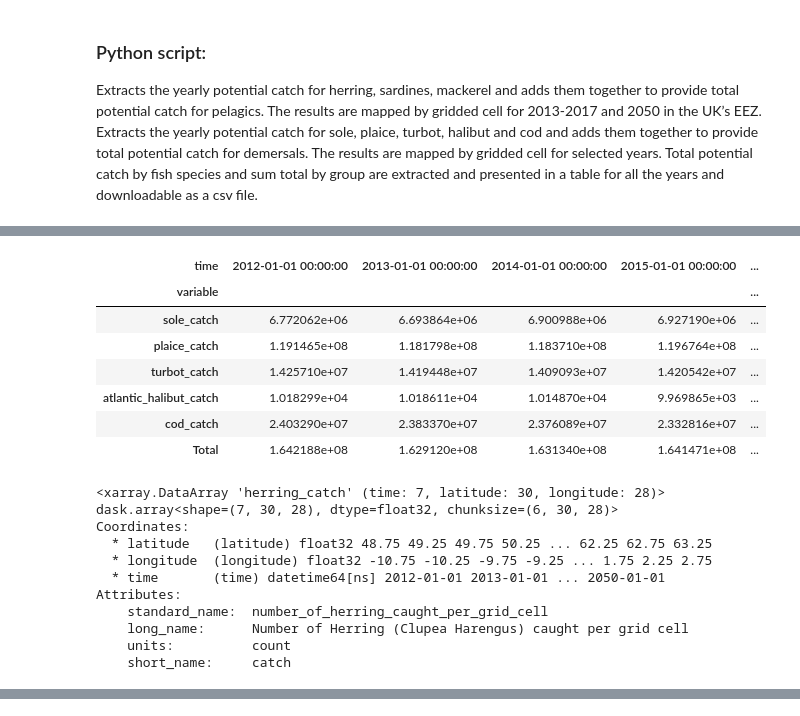
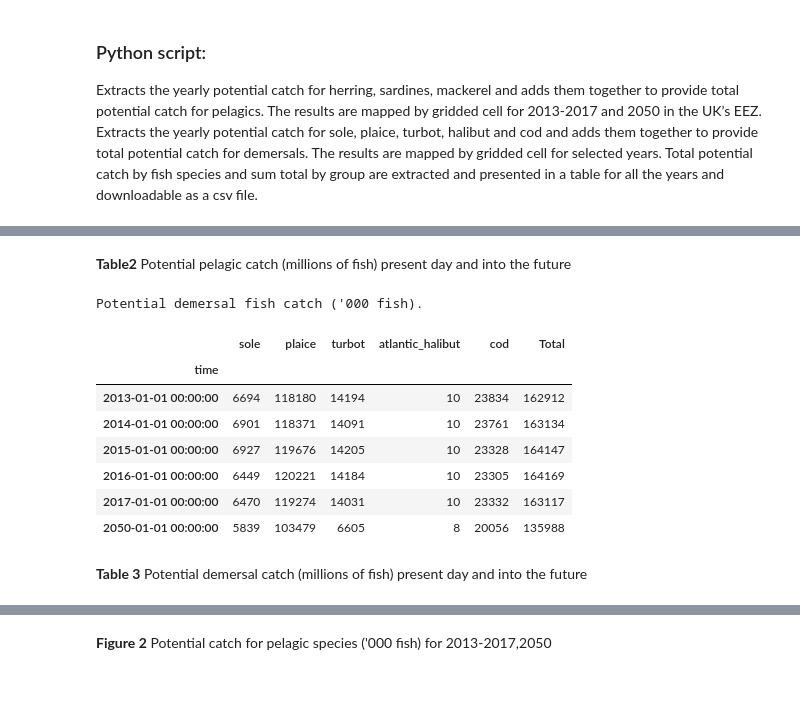
Before and after one commit to pmlrsg/c3smcf, a Jupyter notebook: notebooks/04_Use-Case-Natural-Capital-Accounting.ipynb, the cells around one changed output, grey strips where cells are left out. Cells and saved outputs as stored; diff of their text form; code cells hidden in the pictures; blank space fills up the shorter version.

```diff
--- a/notebooks/04_Use-Case-Natural-Capital-Accounting.ipynb
+++ b/notebooks/04_Use-Case-Natural-Capital-Accounting.ipynb
@@ -94,13 +94,13 @@ with zip.ZipFile('download.zip') as myzip:
         myzip.extract(fname)
         xr_pel[f] = xr.open_mfdataset(
                     fname).rename(
-                        {'catch':f+'_catch'}).sel(
+                        {'catch':f}).sel(
                             latitude=slice(48.4,63.5),
                             longitude=slice(-10.8,3.2),
-                            time=slice('2012-01-01','2017-01-01'))
+                            time=slice('2013-01-01','2017-01-01'))
         xr_pel50[f] = xr.open_mfdataset(
                     fname).rename(
-                        {'catch':f+'_catch'}).sel(
+                        {'catch':f}).sel(
                             latitude=slice(48.4,63.5),
                             longitude=slice(-10.8,3.2),
                             time=slice('2050-01-01','2050-01-01'))
@@ -109,13 +109,13 @@ with zip.ZipFile('download.zip') as myzip:
         myzip.extract(fname)
         xr_dem[f] = xr.open_mfdataset(
                     fname).rename(
-                        {'catch':f+'_catch'}).sel(
+                        {'catch':f}).sel(
                             latitude=slice(48.4,63.5),
                             longitude=slice(-10.8,3.2),
-                            time=slice('2012-01-01','2017-01-01'))
+                            time=slice('2013-01-01','2017-01-01'))
         xr_dem50[f] = xr.open_mfdataset(
                     fname).rename(
-                        {'catch':f+'_catch'}).sel(
+                        {'catch':f}).sel(
                             latitude=slice(48.4,63.5),
                             longitude=slice(-10.8,3.2),
                             time=slice('2050-01-01','2050-01-01'))
@@ -250,30 +259,23 @@ pelagic_species_summary
+# %% [markdown]
+**Table2** Potential pelagic catch (millions of fish) present day and into the future
 # %%
-pdt = demersal_species.sum(dim=('latitude','longitude')).to_array().to_pandas().T
+pdt = demersal_species.sum(dim=('latitude','longitude')).to_dataframe()
 pdt['Total'] = pdt.sum(axis=1)
-demersal_species_summary = pdt.T
-demersal_species_summary
+demersal_species_summary = pdt
+(demersal_species_summary / 1000).style.\
+  set_caption('Potential demersal fish catch (\'000 fish).').\
+  format("{:0.0f}")
 # %% [output]
+Potential demersal fish catch ('000 fish).
-| time | 2012-01-01 00:00:00 | 2013-01-01 00:00:00 | 2014-01-01 00:00:00 | 2015-01-01 00:00:00 | ... |
-| variable |  |  |  |  | ... |
-| sole_catch | 6.772062e+06 | 6.693864e+06 | 6.900988e+06 | 6.927190e+06 | ... |
-| plaice_catch | 1.191465e+08 | 1.181798e+08 | 1.183710e+08 | 1.196764e+08 | ... |
-| turbot_catch | 1.425710e+07 | 1.419448e+07 | 1.409093e+07 | 1.420542e+07 | ... |
-| atlantic_halibut_catch | 1.018299e+04 | 1.018611e+04 | 1.014870e+04 | 9.969865e+03 | ... |
-| cod_catch | 2.403290e+07 | 2.383370e+07 | 2.376089e+07 | 2.332816e+07 | ... |
-| Total | 1.642188e+08 | 1.629120e+08 | 1.631340e+08 | 1.641471e+08 | ... |
+|  | sole | plaice | turbot | atlantic_halibut | cod | Total |
+| time |  |  |  |  |  |  |
+| 2013-01-01 00:00:00 | 6694 | 118180 | 14194 | 10 | 23834 | 162912 |
+| 2014-01-01 00:00:00 | 6901 | 118371 | 14091 | 10 | 23761 | 163134 |
+| 2015-01-01 00:00:00 | 6927 | 119676 | 14205 | 10 | 23328 | 164147 |
+| 2016-01-01 00:00:00 | 6449 | 120221 | 14184 | 10 | 23305 | 164169 |
+| 2017-01-01 00:00:00 | 6470 | 119274 | 14031 | 10 | 23332 | 163117 |
+| 2050-01-01 00:00:00 | 5839 | 103479 | 6605 | 8 | 20056 | 135988 |
-# %%
-pelagic_species['herring_catch']
-# %% [output]
-<xarray.DataArray 'herring_catch' (time: 7, latitude: 30, longitude: 28)>
-dask.array<shape=(7, 30, 28), dtype=float32, chunksize=(6, 30, 28)>
-Coordinates:
-  * latitude   (latitude) float32 48.75 49.25 49.75 50.25 ... 62.25 62.75 63.25
-  * longitude  (longitude) float32 -10.75 -10.25 -9.75 -9.25 ... 1.75 2.25 2.75
-  * time       (time) datetime64[ns] 2012-01-01 2013-01-01 ... 2050-01-01
-Attributes:
-    standard_name:  number_of_herring_caught_per_grid_cell
-    long_name:      Number of Herring (Clupea Harengus) caught per grid cell
-    units:          count
-    short_name:     catch
+# %% [markdown]
+**Table 3** Potential demersal catch (millions of fish) present day and into the future
 # %%
 kdims = ['time', 'longitude', 'latitude']
@@ -292,3 +294,5 @@ ds = gv.Dataset(pelagic_species, kdims=kdims, vdims=vdims, crs=crs.PlateCarree()
 ds.to(gv.Image, ['longitude', 'latitude']).options(cmap='plasma', fig_size=200)* gv.Feature(land_10m)
 # %% [output]
 [interactive output not drawn]
+# %% [markdown]
+**Figure 2**  Potential catch for pelagic species (\'000 fish) for 2013-2017,2050
```
Also changed, not shown: parts of 44 cells of this notebook.
